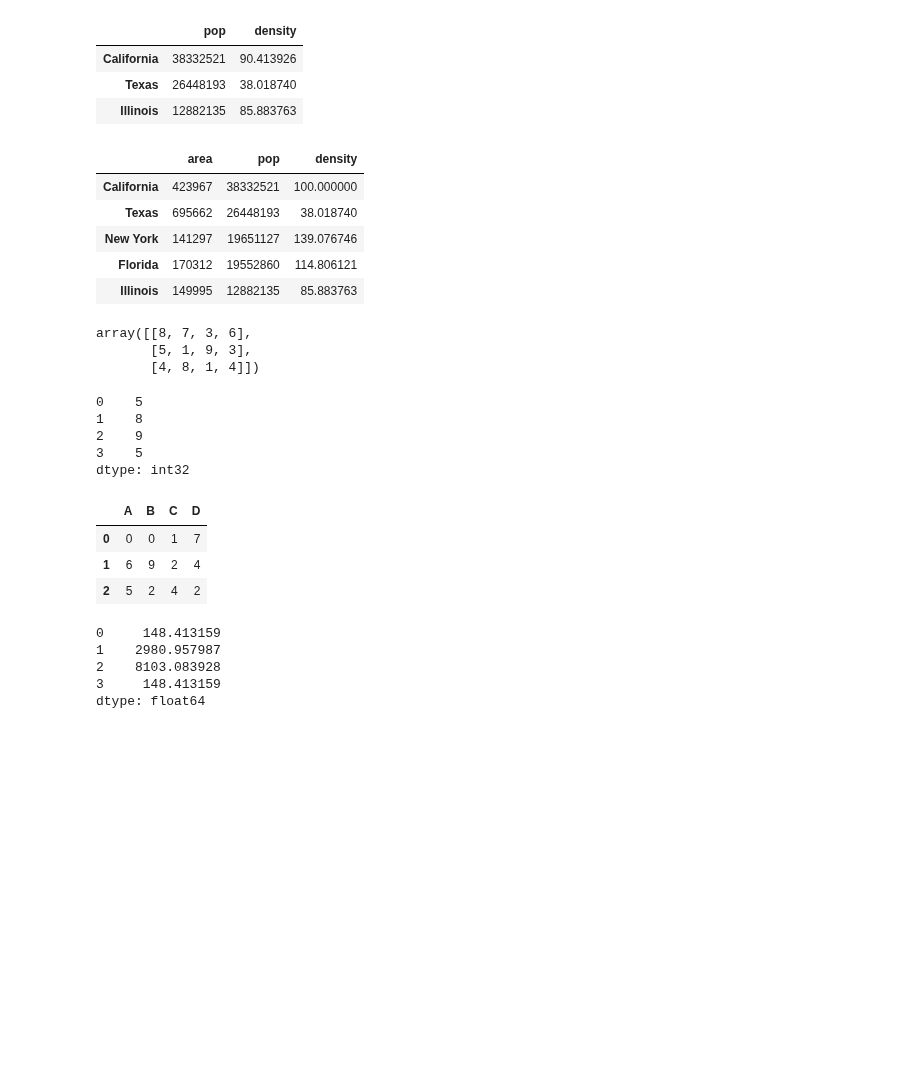
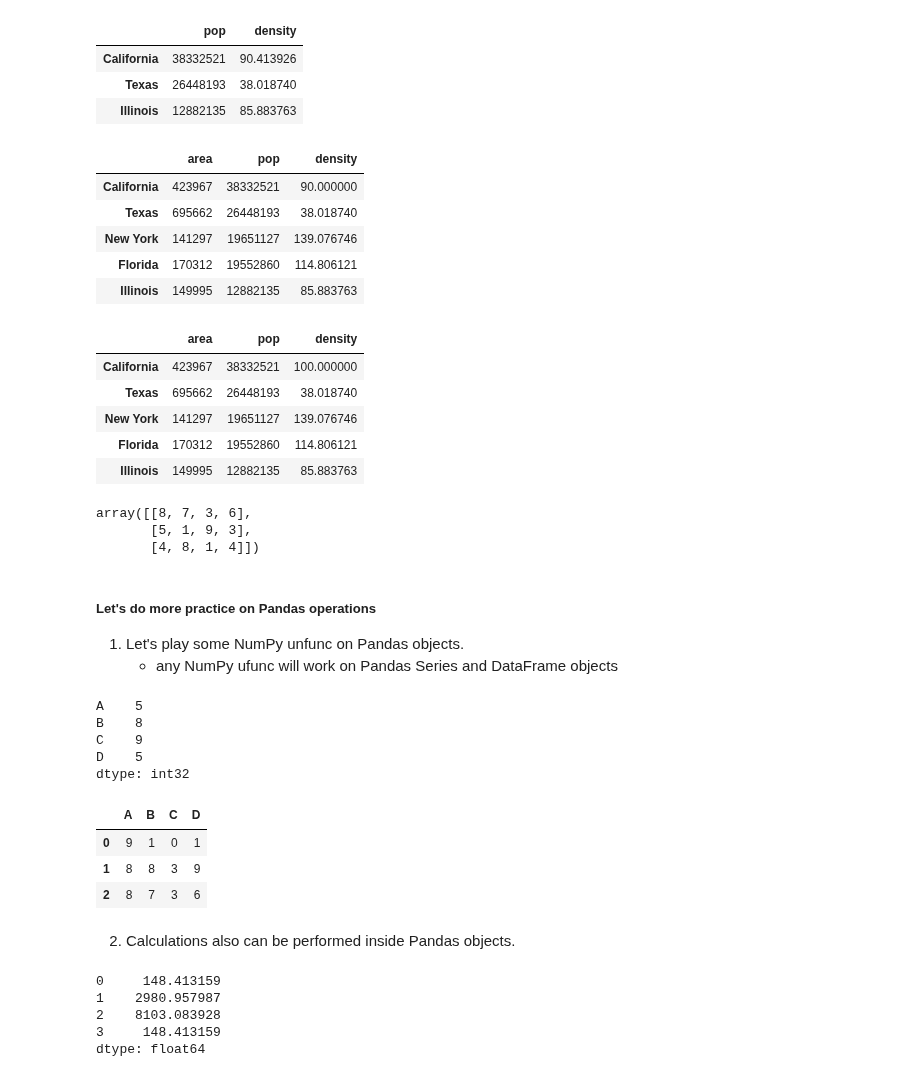
Before and after one commit to YuxiaoLuo/Analytics_Python, a Jupyter notebook: Data_Wrangling/Pandas.ipynb, the cells around one changed output. Cells and saved outputs as stored; diff of their text form; code cells hidden in the pictures; blank space fills up the shorter version.

```diff
--- a/Data_Wrangling/Pandas.ipynb
+++ b/Data_Wrangling/Pandas.ipynb
@@ -806,45 +809,57 @@ data.loc[data['density'] < 100, ['pop', 'density']]
 | Texas | 26448193 | 38.018740 |
 | Illinois | 12882135 | 85.883763 |
 # %%
-# modify
+# modify with implicity indexing
 data.iloc[0, 2] = 90
-
+data
+# modify with explicit indexing
 data.loc['California', 'density'] = 100
-
 data
 # %% [output]
 |  | area | pop | density |
-| California | 423967 | 38332521 | 100.000000 |
+| California | 423967 | 38332521 | 90.000000 |
 | Texas | 695662 | 26448193 | 38.018740 |
 | New York | 141297 | 19651127 | 139.076746 |
 | Florida | 170312 | 19552860 | 114.806121 |
 | Illinois | 149995 | 12882135 | 85.883763 |
+|  | area | pop | density |
+| California | 423967 | 38332521 | 100.000000 |
+| Texas | 695662 | 26448193 | 38.018740 |
+| New York | 141297 | 19651127 | 139.076746 |
+| Florida | 170312 | 19552860 | 114.806121 |
+| Illinois | 149995 | 12882135 | 85.883763 |
 # %%
 np.random.randint(0, 10, size = (3, 4))
 # %% [output]
 array([[8, 7, 3, 6],
        [5, 1, 9, 3],
        [4, 8, 1, 4]])
+# %% [markdown]
+##### Let's do more practice on Pandas operations
+
+1. Let's play some NumPy unfunc on Pandas objects.
+    - any NumPy ufunc will work on Pandas Series and DataFrame objects
 # %%
-#pandas operations
 np.random.seed(1)
-
 #any NumPy ufunc will work on Pandas Series and DataFrame objects
-ser = pd.Series(np.random.randint(0, 10, 4))
-
-# create a dataframe (df)
-df = pd.DataFrame(np.random.randint(0, 10, size = (3, 4)), columns=['A', 'B', 'C', 'D'])
-
+ser = pd.Series(np.random.randint(0, 10, 4), index = ['A','B','C','D'])
 ser
-df
 # %% [output]
-0    5
-1    8
-2    9
-3    5
+A    5
+B    8
+C    9
+D    5
 dtype: int32
-|  | A | B | C | D |
-| 0 | 0 | 0 | 1 | 7 |
-| 1 | 6 | 9 | 2 | 4 |
-| 2 | 5 | 2 | 4 | 2 |
+# %%
+np.random.seed(1)
+# create a dataframe (df)
+df = pd.DataFrame(np.random.randint(0, 10, size = (3, 4)), columns=['A', 'B', 'C', 'D'])
+df
+# %% [output]
+|  | A | B | C | D |
+| 0 | 9 | 1 | 0 | 1 |
+| 1 | 8 | 8 | 3 | 9 |
+| 2 | 8 | 7 | 3 | 6 |
+# %% [markdown]
+2. Calculations also can be performed inside Pandas objects.
 # %%
```
Also changed, not shown: parts of 53 cells of this notebook, 1 other file.
